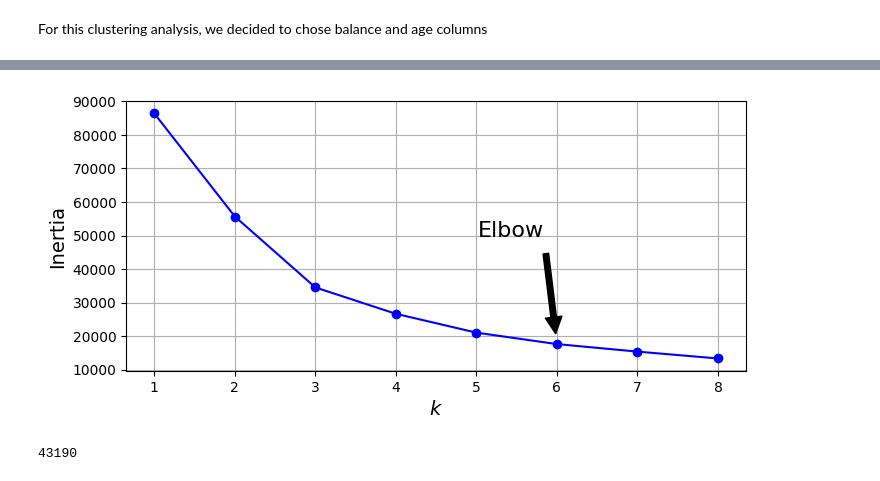
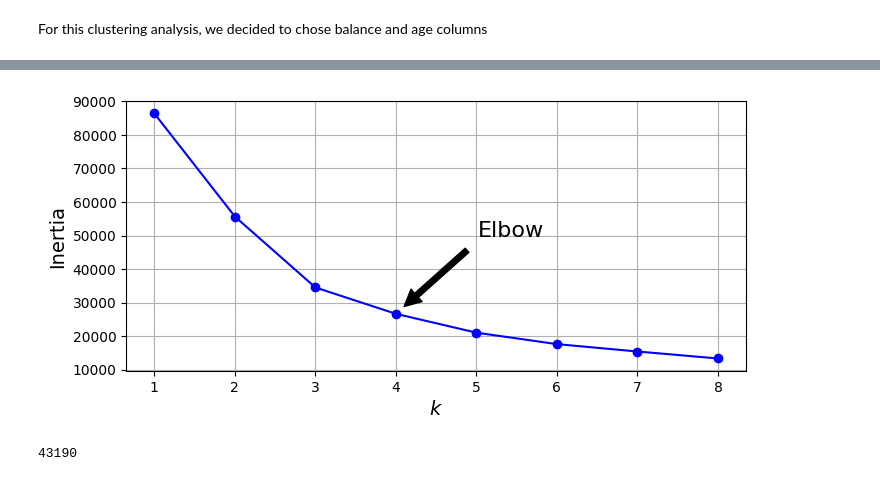
Before and after one commit to thaladikary/ml-assignment-1, a Jupyter notebook: Assignment1.ipynb, the cells around one changed output, grey strips where cells are left out. Cells and saved outputs as stored; diff of their text form; code cells hidden in the pictures.

```diff
--- a/Assignment1.ipynb
+++ b/Assignment1.ipynb
@@ -540,21 +529,21 @@ inertias
 # %%
 plt.figure(figsize=(8, 3.5))
 plt.plot(range(1, 9), inertias, "bo-")
 plt.xlabel("$k$", fontsize=14)
 plt.grid(True)
 plt.ylabel("Inertia", fontsize=14)
 
 plt.annotate('Elbow',
-             xy=(6, inertias[5]),
+             xy=(4, inertias[3]),
              xytext=(0.55, 0.55),
              textcoords='figure fraction',
              fontsize=16,
              arrowprops=dict(facecolor='black', shrink=0.1)
             )
 
 #plt.axis([1, 8.5, 0, 1300])
 
 plt.show()
 # %% [output]
-[figure, old version]
+[figure, new version]
 # %%
```
Also changed, not shown: parts of 73 cells of this notebook.
